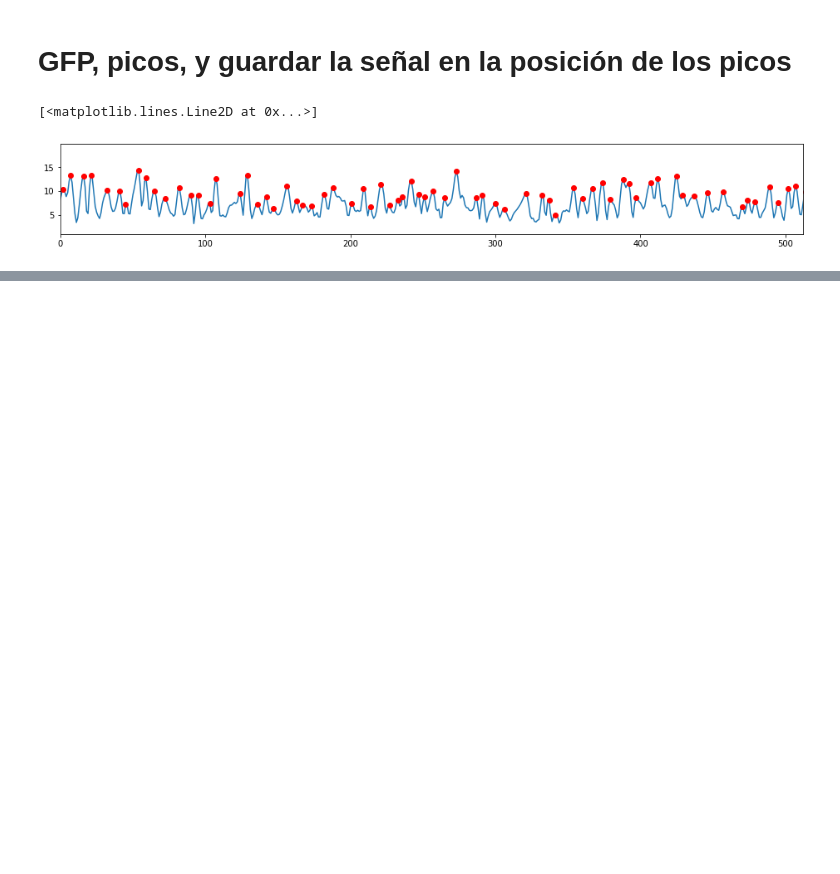
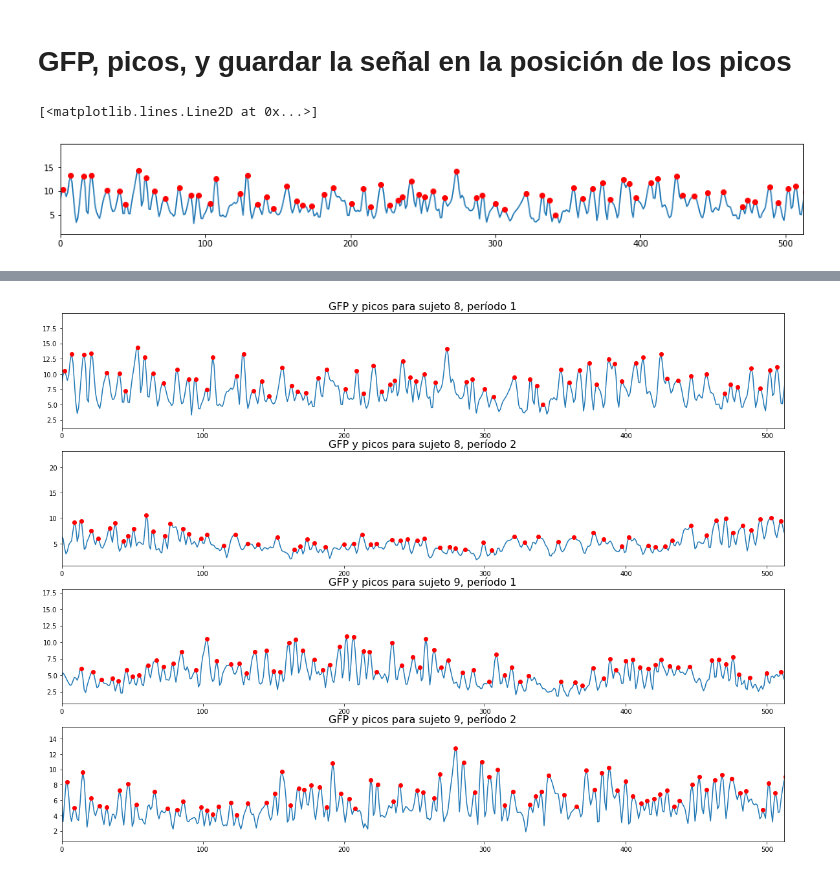
Before and after one commit to sebasped/dm_cyt_tp1, a Jupyter notebook: EEG_preTP.ipynb, the cells around one changed output, grey strips where cells are left out. Drawn from its saved outputs; the diff is of its cells as text; code cells hidden in the pictures; blank space fills up the shorter version.

```diff
--- a/EEG_preTP.ipynb
+++ b/EEG_preTP.ipynb
@@ -252,7 +265,7 @@ PC3_dist_entre_periodos  [[0.07077661]]
 
 
 # filename = '/suj_8_bl_1.txt'
-sujetos = [8,9]#,10,12,13] # sujetos a graficar: 8,9,10,12,13
+sujetos = [8,9,10,12,13] # sujetos a graficar: 8,9,10,12,13
 periodos = [1,2] #hay solamente dos: 1, 2
 
 dic_datos_ref = {}
@@ -268,6 +281,7 @@ for i in sujetos:
 
     key_name = 'suj_'+f'{i}'+'_est_'+f'{j}'
     dic_datos_ref[key_name] = datos_ref
+    # dic_datos_ref[key_name] = datos
 
 
-dic_datos_ref["suj_8_est_1"]
+# dic_datos_ref["suj_8_est_1"]
@@ -335,3 +331,27 @@ ax.plot(dic_gfp_posPicos[key],dic_gfp_enPicos[key],'ro')
 # %% [output]
 [<matplotlib.lines.Line2D at 0x...>]
 [figure]
+# %%
+
+sujetos = [8,9] #12,13,10] # sujetos a graficar: 8,9,10,12,13
+periodos = [1,2] #hay solamente dos: 1, 2
+
+rows = len(sujetos)
+
+fig4, ax4 = plt.subplots(nrows=rows*2, ncols=1, figsize=(20, 15) )#, gridspec_kw=dict(top=0.9), sharex=True, sharey=True)
+
+k = 0
+for i in sujetos:
+  for j in periodos:
+    key = 'suj_'+f'{i}'+'_est_'+f'{j}'
+
+    ax4[k].plot(dic_gfp[key])
+    ax4[k].set_xlim([inicio*srate,fin*srate])
+    ax4[k].plot(dic_gfp_posPicos[key],dic_gfp_enPicos[key],'ro')
+    ax4[k].set_title('GFP y picos para sujeto '+f'{i}'+ ', período '+ f'{j}', size = 16)
+
+    k +=1
+
+plt.savefig( 'gfp.png')
+files.download('gfp.png')
+# %% [output]
@@ -337,0 +360 @@ ax.plot(dic_gfp_posPicos[key],dic_gfp_enPicos[key],'ro')
+[figure, added]
```
Also changed, not shown: parts of 8 cells of this notebook, 4 other files.
